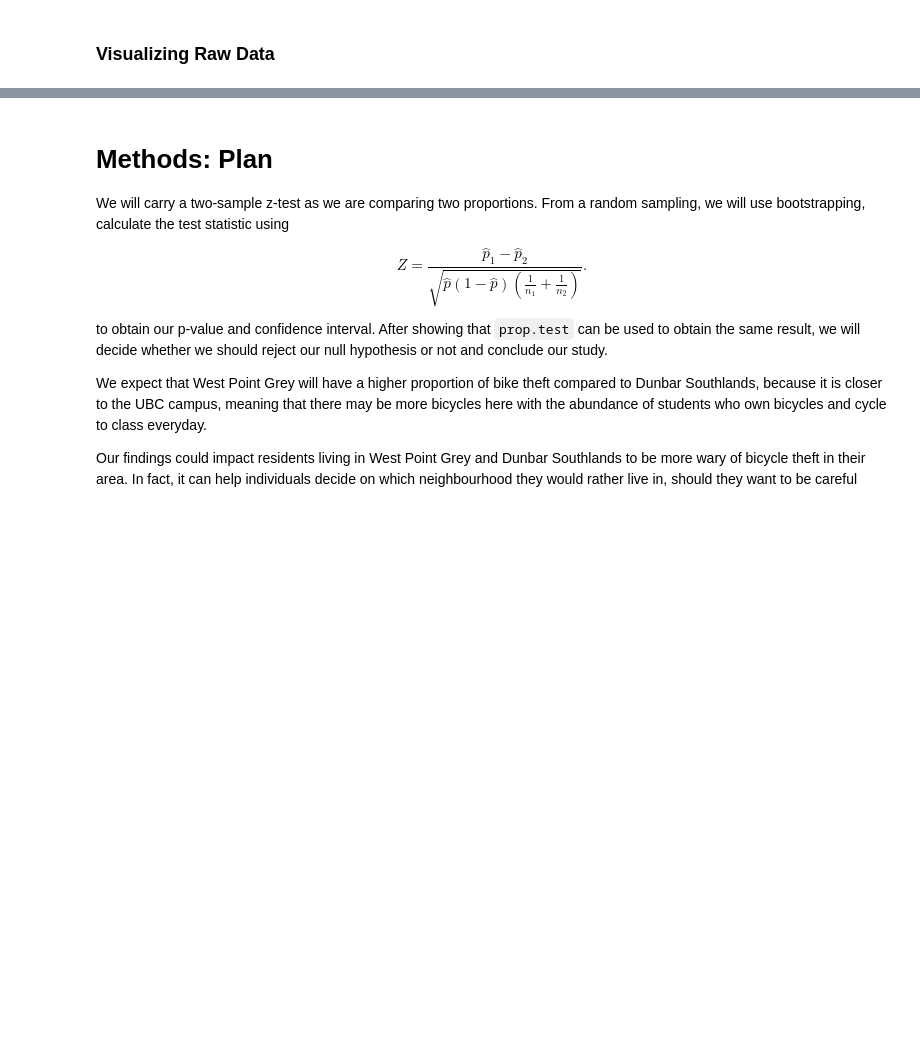
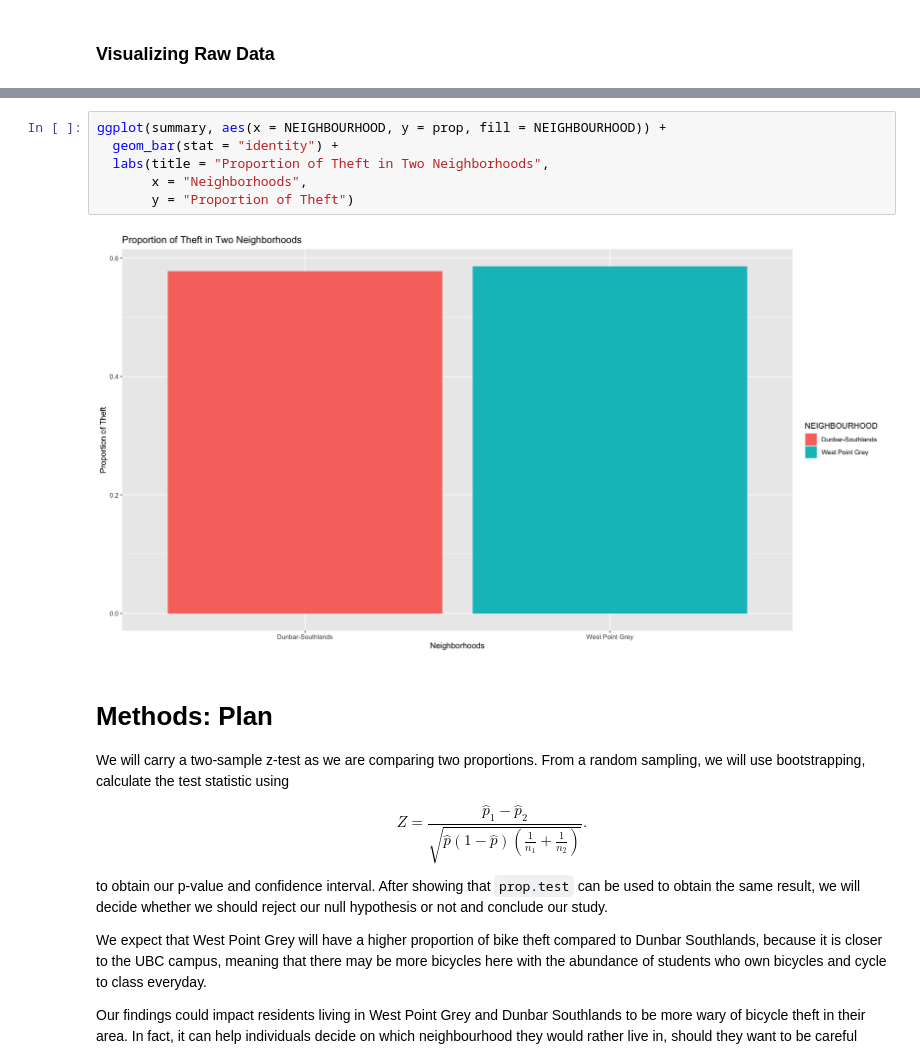
Before and after one commit to fankayii/STAT201_34, a Jupyter notebook: project.ipynb, the cells around one changed output, grey strips where cells are left out. Cells and saved outputs as stored; diff of their text form; blank space fills up the shorter version.

```diff
--- a/project.ipynb
+++ b/project.ipynb
@@ -146,3 +138,11 @@ plot
+# %%
+ggplot(summary, aes(x = NEIGHBOURHOOD, y = prop, fill = NEIGHBOURHOOD)) +
+  geom_bar(stat = "identity") +
+  labs(title = "Proportion of Theft in Two Neighborhoods",
+       x = "Neighborhoods",
+       y = "Proportion of Theft")
+# %% [output]
+[figure, added]
 # %% [markdown]
 # Methods: Plan
 We will carry a two-sample z-test as we are comparing two proportions. From a random sampling, we will use bootstrapping, calculate the test statistic using
```
Also changed, not shown: parts of 2 cells of this notebook.
